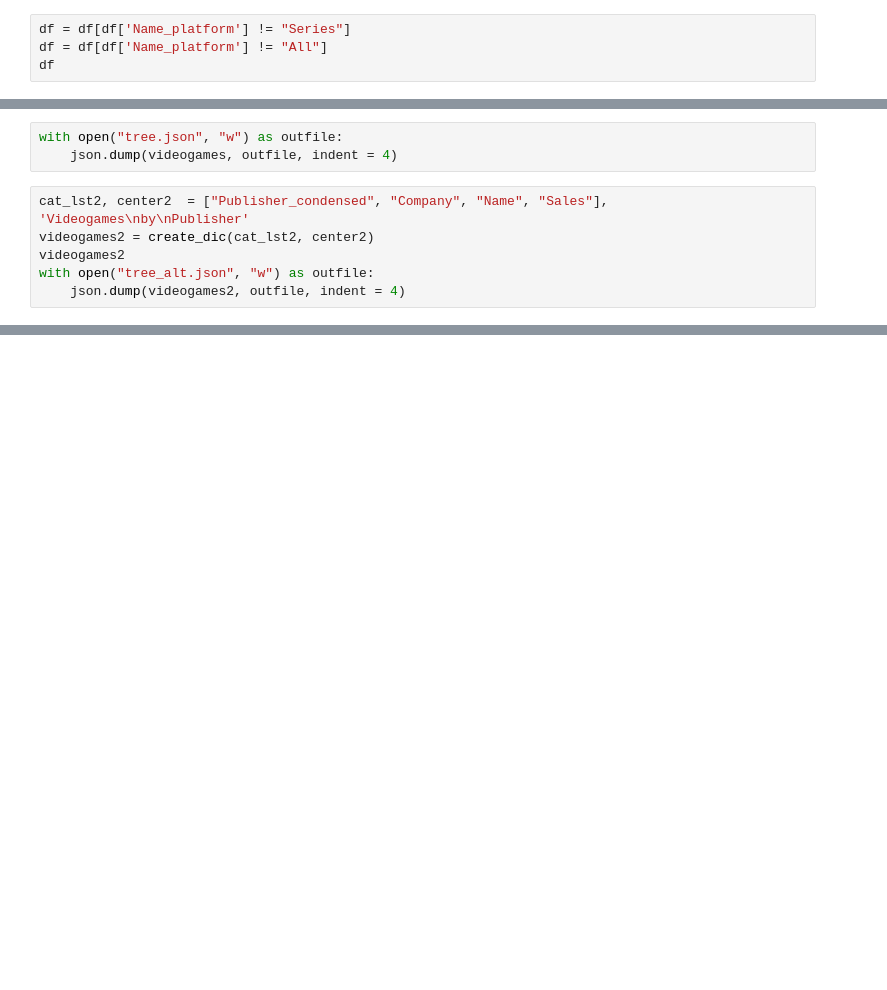
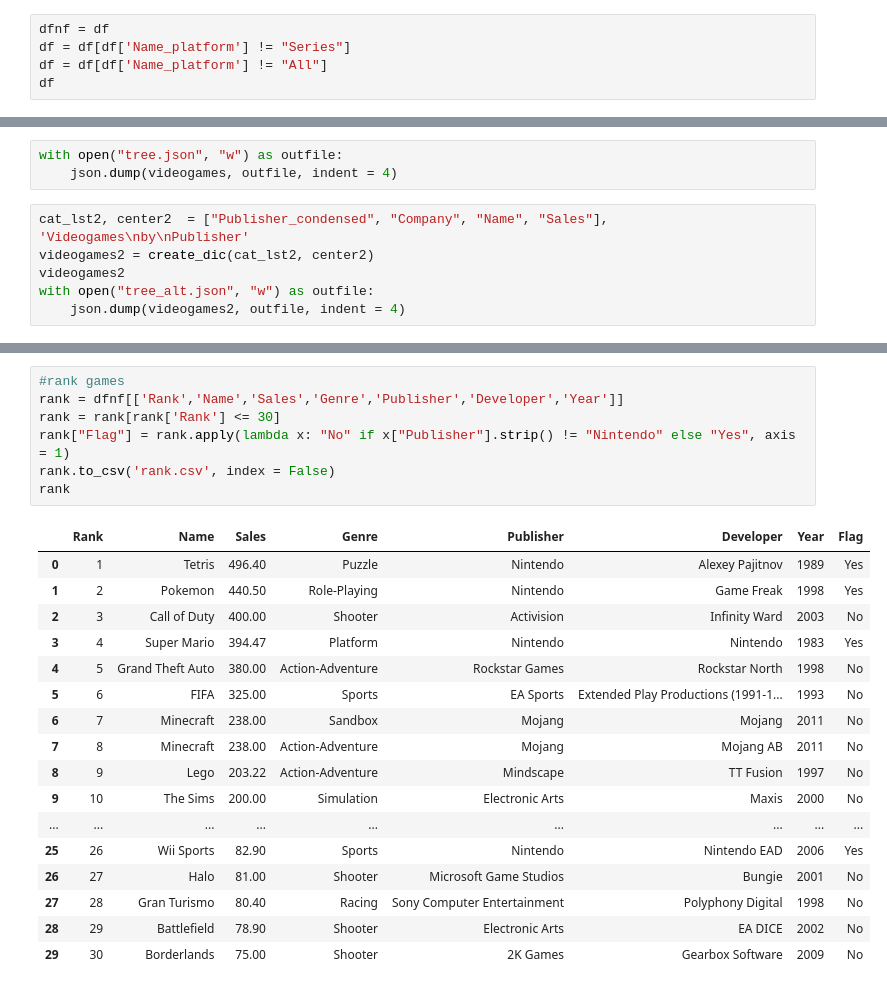
Before and after one commit to dmarticr/CAPP30239_FA22, a Jupyter notebook: data/cleaning_data.ipynb, the cells around one changed output, grey strips where cells are left out. Drawn from its saved outputs; the diff is of its cells as text; blank space fills up the shorter version.

```diff
--- a/data/cleaning_data.ipynb
+++ b/data/cleaning_data.ipynb
@@ -45,6 +45,7 @@ df
 | 19999 | 20000 | TV Anime Idolm@ster: Cinderella G... | PS3 | 2015 | Action | Namco Bandai Games | Unknown | 0.00 | 0.00 | 0.02 | ... |
 20000 rows × 18 columns
 # %%
+dfnf = df
 df = df[df['Name_platform'] != "Series"]
 df = df[df['Name_platform'] != "All"]
 df
@@ -221,0 +216,25 @@ g2
+# %%
+#rank games
+rank = dfnf[['Rank','Name','Sales','Genre','Publisher','Developer','Year']]
+rank = rank[rank['Rank'] <= 30]
+rank["Flag"] = rank.apply(lambda x: "No" if x["Publisher"].strip() != "Nintendo" else "Yes", axis = 1)
+rank.to_csv('rank.csv', index = False)
+rank
+# %% [output]
+|  | Rank | Name | Sales | Genre | Publisher | Developer | Year | Flag |
+| 0 | 1 | Tetris | 496.40 | Puzzle | Nintendo | Alexey Pajitnov | 1989 | Yes |
+| 1 | 2 | Pokemon | 440.50 | Role-Playing | Nintendo | Game Freak | 1998 | Yes |
+| 2 | 3 | Call of Duty | 400.00 | Shooter | Activision | Infinity Ward | 2003 | No |
+| 3 | 4 | Super Mario | 394.47 | Platform | Nintendo | Nintendo | 1983 | Yes |
+| 4 | 5 | Grand Theft Auto | 380.00 | Action-Adventure | Rockstar Games | Rockstar North | 1998 | No |
+| 5 | 6 | FIFA | 325.00 | Sports | EA Sports | Extended Play Productions (1991-1... | 1993 | No |
+| 6 | 7 | Minecraft | 238.00 | Sandbox | Mojang | Mojang | 2011 | No |
+| 7 | 8 | Minecraft | 238.00 | Action-Adventure | Mojang | Mojang AB | 2011 | No |
+| 8 | 9 | Lego | 203.22 | Action-Adventure | Mindscape | TT Fusion | 1997 | No |
+| 9 | 10 | The Sims | 200.00 | Simulation | Electronic Arts | Maxis | 2000 | No |
+| ... | ... | ... | ... | ... | ... | ... | ... | ... |
+| 25 | 26 | Wii Sports | 82.90 | Sports | Nintendo | Nintendo EAD | 2006 | Yes |
+| 26 | 27 | Halo | 81.00 | Shooter | Microsoft Game Studios | Bungie | 2001 | No |
+| 27 | 28 | Gran Turismo | 80.40 | Racing | Sony Computer Entertainment | Polyphony Digital | 1998 | No |
+| 28 | 29 | Battlefield | 78.90 | Shooter | Electronic Arts | EA DICE | 2002 | No |
+| 29 | 30 | Borderlands | 75.00 | Shooter | 2K Games | Gearbox Software | 2009 | No |
```
Also changed, not shown: parts of 3 cells of this notebook, 13 other files.
